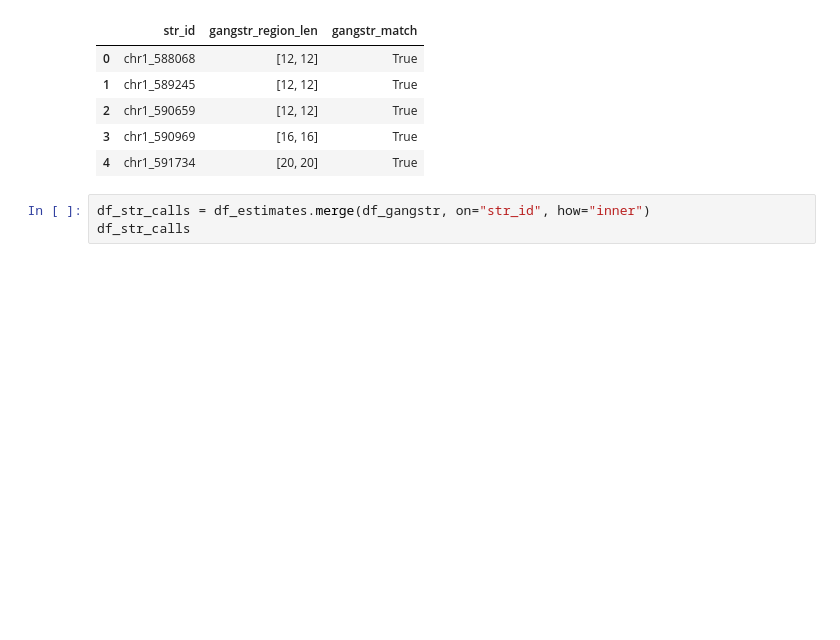
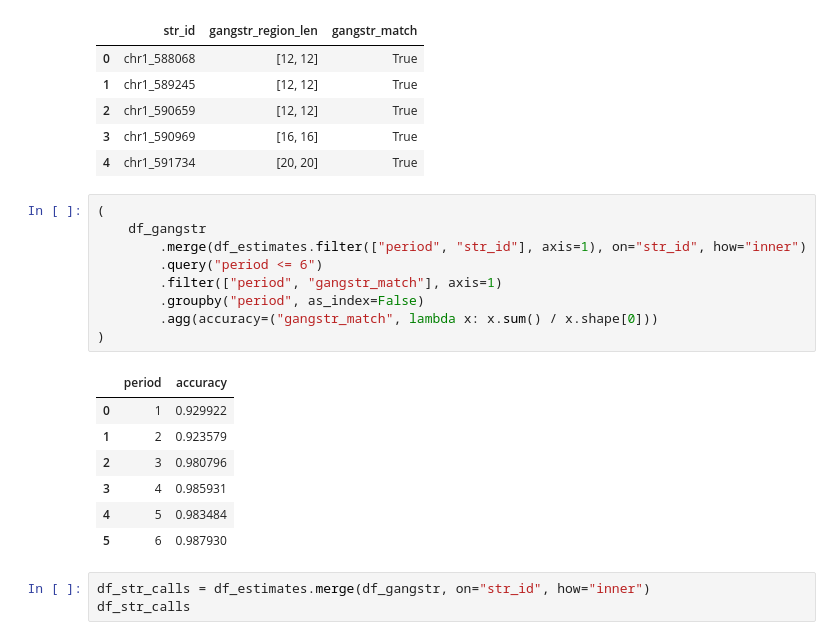
Before and after one commit to acg-team/ConSTRain-analyses, a Jupyter notebook: analyses/HG002/2024-03-19_compare_vs_gangstr.ipynb, the cells around one changed output. Cells and saved outputs as stored; diff of their text form; blank space fills up the shorter version.

```diff
--- a/analyses/HG002/2024-03-19_compare_vs_gangstr.ipynb
+++ b/analyses/HG002/2024-03-19_compare_vs_gangstr.ipynb
@@ -38,6 +54,23 @@ df_gangstr.head()
 | 2 | chr1_590659 | [12, 12] | True |
 | 3 | chr1_590969 | [16, 16] | True |
 | 4 | chr1_591734 | [20, 20] | True |
+# %%
+(
+    df_gangstr
+        .merge(df_estimates.filter(["period", "str_id"], axis=1), on="str_id", how="inner")
+        .query("period <= 6")
+        .filter(["period", "gangstr_match"], axis=1)
+        .groupby("period", as_index=False)
+        .agg(accuracy=("gangstr_match", lambda x: x.sum() / x.shape[0]))
+)
+# %% [output]
+|  | period | accuracy |
+| 0 | 1 | 0.929922 |
+| 1 | 2 | 0.923579 |
+| 2 | 3 | 0.980796 |
+| 3 | 4 | 0.985931 |
+| 4 | 5 | 0.983484 |
+| 5 | 6 | 0.987930 |
 # %%
 df_str_calls = df_estimates.merge(df_gangstr, on="str_id", how="inner")
 df_str_calls
```
Also changed, not shown: parts of 2 cells of this notebook, 9 other files.
